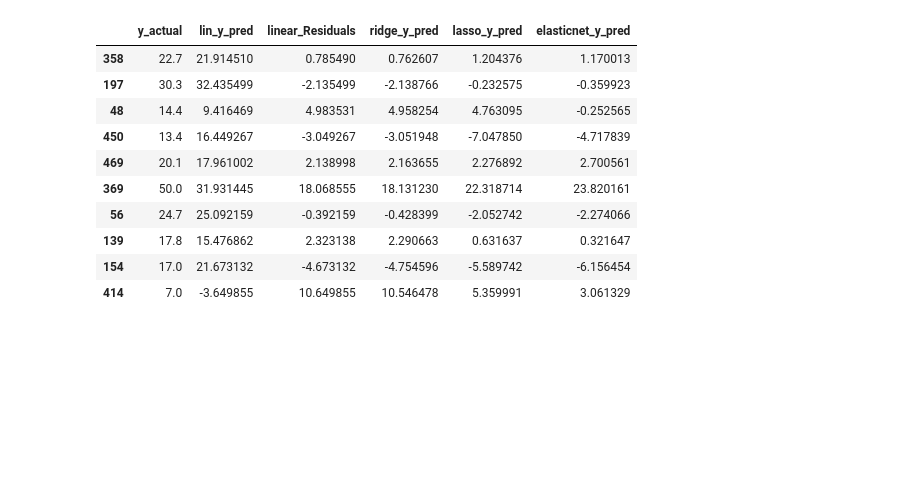
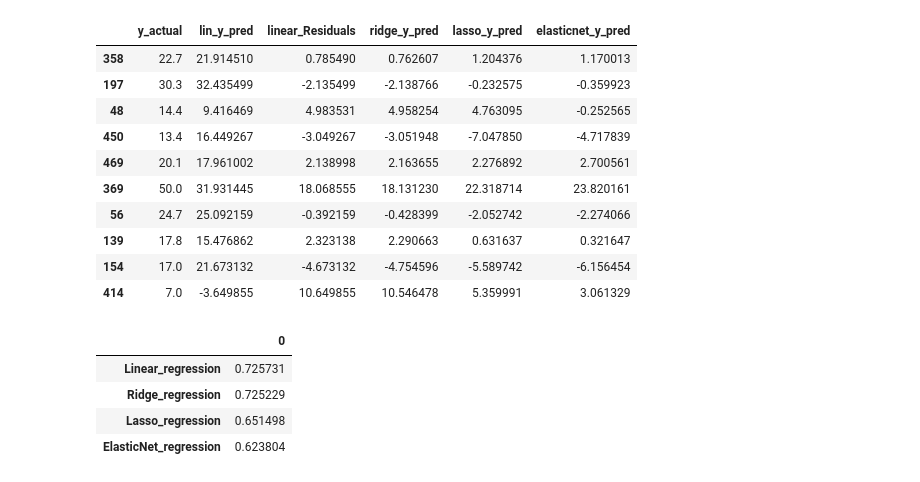
Before and after one commit to chandansinghthakur/ML_assignments, a Jupyter notebook: Assignment_1_Linear_regression.ipynb, the cells around one changed output. Saved outputs shown, nothing was run; the diff lists cells and outputs as text; code cells hidden in the pictures; blank space fills up the shorter version.

```diff
--- a/Assignment_1_Linear_regression.ipynb
+++ b/Assignment_1_Linear_regression.ipynb
@@ -479,3 +484,17 @@ res_df.head(10)
 | 139 | 17.8 | 15.476862 | 2.323138 | 2.290663 | 0.631637 | 0.321647 |
 | 154 | 17.0 | 21.673132 | -4.673132 | -4.754596 | -5.589742 | -6.156454 |
 | 414 | 7.0 | -3.649855 | 10.649855 | 10.546478 | 5.359991 | 3.061329 |
+# %%
+from sklearn.metrics import r2_score
+lin_score = r2_score(y_test, lin_reg_pred)
+ridge_score = r2_score(y_test, rid_reg_ped)
+lasso_score = r2_score(y_test, lasso_reg_pred)
+elastic_score = r2_score(y_test, elasticnet_reg_pred)
+score_list = [lin_score, ridge_score, lasso_score, elastic_score]
+pd.DataFrame(score_list, index=c2)
+# %% [output]
+|  | 0 |
+| Linear_regression | 0.725731 |
+| Ridge_regression | 0.725229 |
+| Lasso_regression | 0.651498 |
+| ElasticNet_regression | 0.623804 |
```
Also changed, not shown: parts of 3 cells of this notebook.
